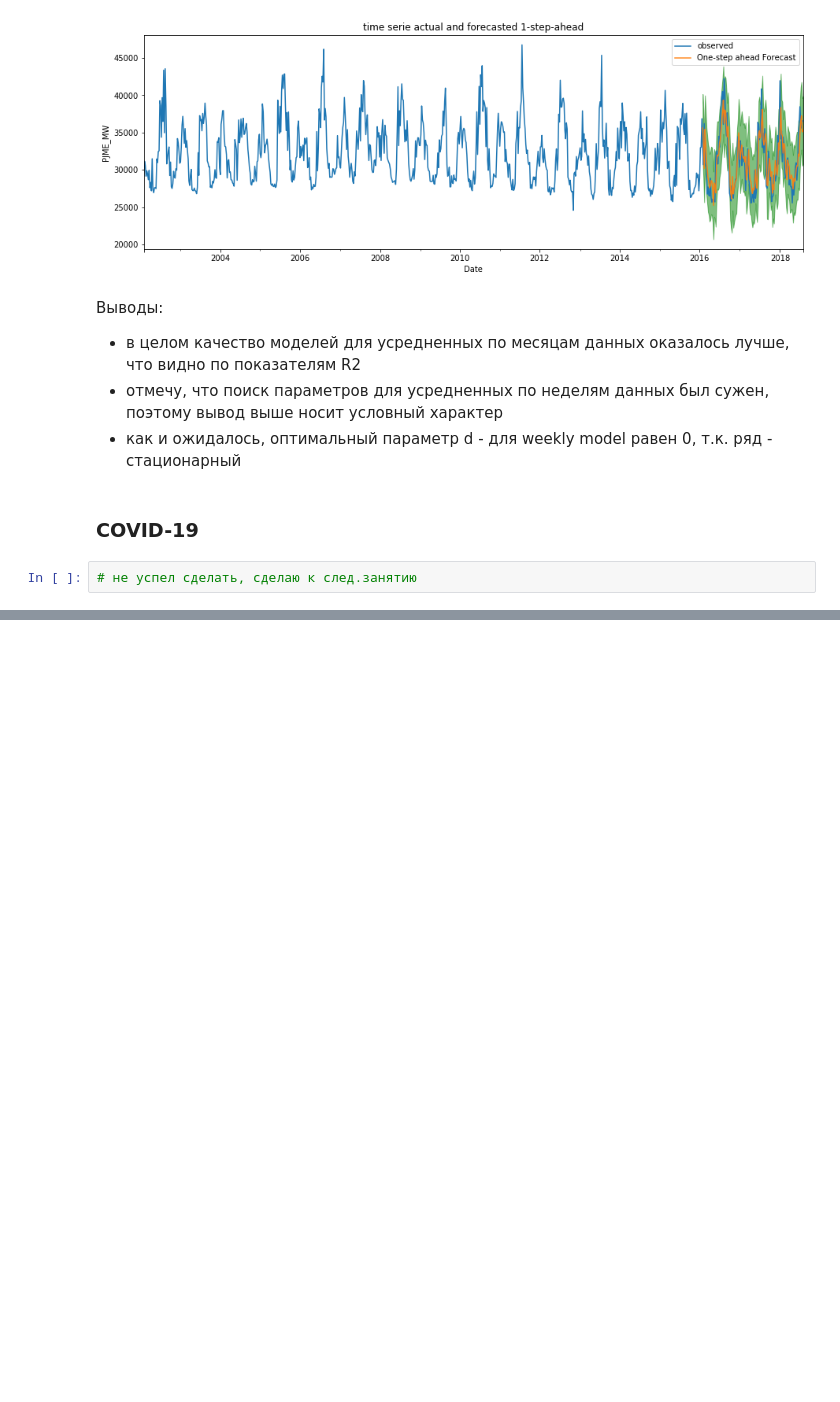
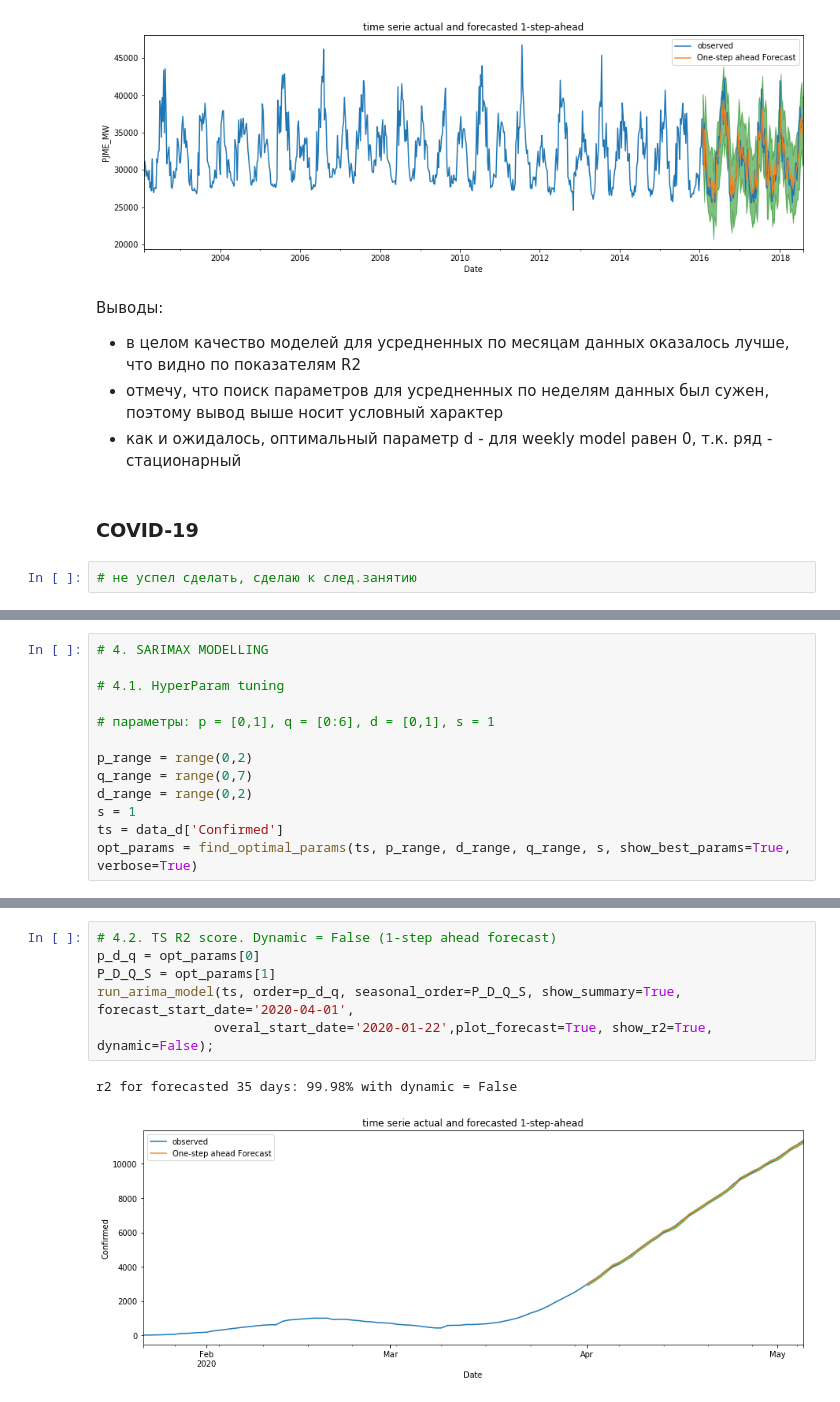
Before and after one commit to NuranKZ/GB-MLB, a Jupyter notebook: hw_3.ipynb, the cells around one changed output, grey strips where cells are left out. Drawn from its saved outputs; the diff is of its cells as text; blank space fills up the shorter version.

```diff
--- a/hw_3.ipynb
+++ b/hw_3.ipynb
@@ -337,0 +396,13 @@ r2 for forecasted 132 days: 61.71% with dynamic = False
+# %%
+# 4. SARIMAX MODELLING
+
+# 4.1. HyperParam tuning
+
+# параметры: p = [0,1], q = [0:6], d = [0,1], s = 1
+
+p_range = range(0,2)
+q_range = range(0,7)
+d_range = range(0,2)
+s = 1
+ts = data_d['Confirmed']
+opt_params = find_optimal_params(ts, p_range, d_range, q_range, s, show_best_params=True, verbose=True)
@@ -337,0 +427,9 @@ r2 for forecasted 132 days: 61.71% with dynamic = False
+# %%
+# 4.2. TS R2 score. Dynamic = False (1-step ahead forecast)
+p_d_q = opt_params[0]
+P_D_Q_S = opt_params[1]
+run_arima_model(ts, order=p_d_q, seasonal_order=P_D_Q_S, show_summary=True, forecast_start_date='2020-04-01',
+               overal_start_date='2020-01-22',plot_forecast=True, show_r2=True, dynamic=False);
+# %% [output]
+r2 for forecasted 35 days: 99.98% with dynamic = False
+[figure, added]
```
Also changed, not shown: parts of 10 cells of this notebook.
